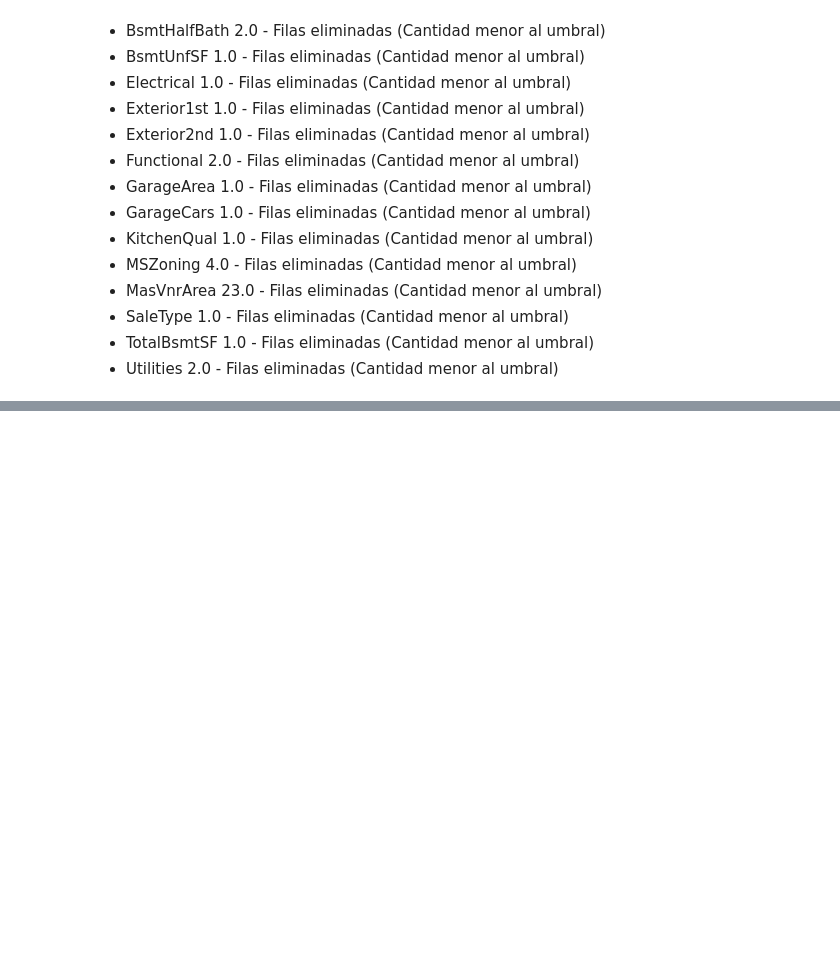
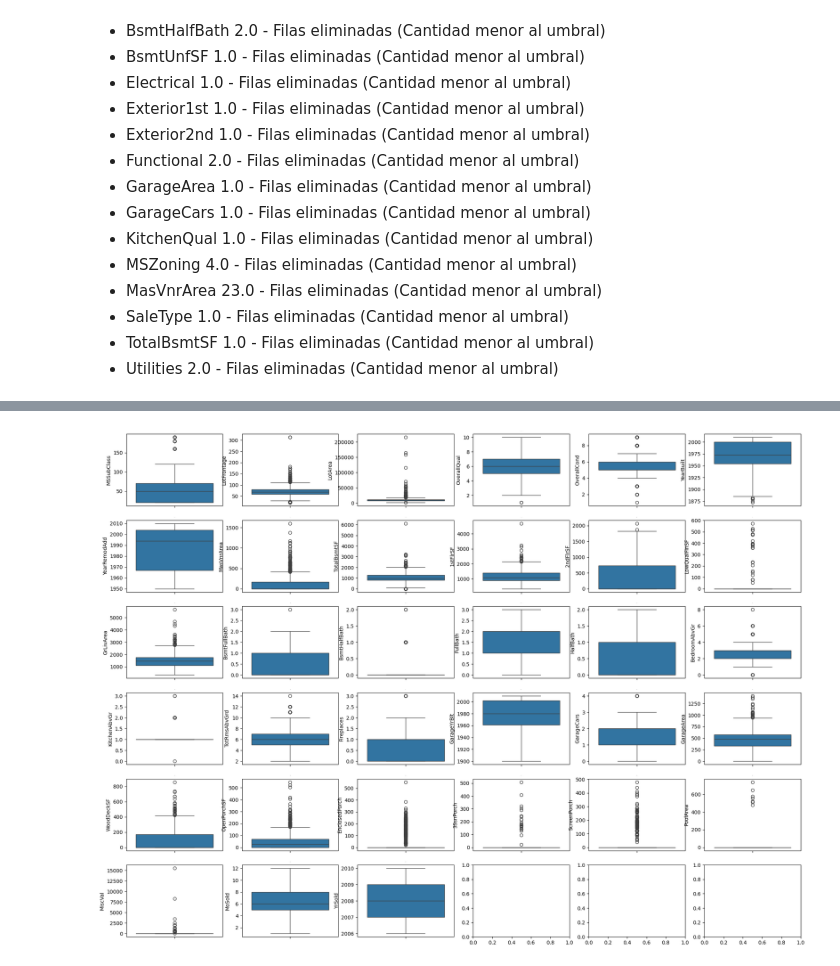
Before and after one commit to mmarzap19/SuperPoderosas, a Jupyter notebook: Mojo_jojo.ipynb, the cells around one changed output, grey strips where cells are left out. Saved outputs shown, nothing was run; the diff lists cells and outputs as text; code cells hidden in the pictures; blank space fills up the shorter version.

```diff
--- a/Mojo_jojo.ipynb
+++ b/Mojo_jojo.ipynb
@@ -239,0 +244,19 @@ train_dataset["LotFrontage"]
+# %%
+caract_clase_NA = ['Alley','MasVnrType','BsmtQual','BsmtCond','BsmtExposure','BsmtFinType1','BsmtFinType2','FireplaceQu','GarageType','GarageFinish','GarageQual','GarageCond','PoolQC','Fence','MiscFeature']
+caract_nan = ['LotFrontage','MasVnrArea','Electrical','GarageYrBlt','MSZoning','Utilities','Exterior1st','Exterior2nd','BsmtFinSF1','BsmtFinSF2','BsmtUnfSF','TotalBsmtSF','BsmtFullBath','BsmtHalfBath','KitchenQual','Functional','GarageCars','GarageArea','SaleType']
+
+# Cambiamos el valor nan por una clase 'No hay'
+for caract in caract_clase_NA:
+    train_dataset[caract] = train_dataset[caract].fillna('No hay')
+    test_dataset[caract] = test_dataset[caract].fillna('No hay')
+# %%
+# Tratamos los NaN reales
+umbral = 0.01*(train_dataset.shape[0]+test_dataset.shape[0]) # si es el 1% del total de datos se borra la fila
+
+for caract1 in caract_nan:
+    if 0<train_data_null_values[caract1] <= umbral:
+        train_dataset = train_dataset.dropna(subset=[caract1])
+    if 0<test_data_null_values[caract1] <= umbral:
+        test_dataset = test_dataset.dropna(subset=[caract1]) # borrar fila si la columna caract1 tiene NaN
+
+# FALTA ELIMINAR COLUMNAS Y/O IMPUTAR
@@ -239,0 +269,68 @@ train_dataset["LotFrontage"]
+# %%
+house_features = [
+    "MSSubClass",     # Tipo de construcción de la propiedad
+    "LotFrontage",    # Metros lineales de frente del terreno
+    "LotArea",        # Superficie total del terreno (pies cuadrados)
+    "OverallQual",    # Calidad general de la propiedad (escala 1-10)
+    "OverallCond",    # Condición general de la propiedad (escala 1-10)
+    "YearBuilt",      # Año de construcción
+    "YearRemodAdd",   # Año de remodelación o adición
+    "MasVnrArea",     # Área de revestimiento de mampostería (piedra/brick)
+    "TotalBsmtSF",    # Superficie total del sótano
+    "1stFlrSF",       # Superficie del primer piso
+    "2ndFlrSF",       # Superficie del segundo piso
+    "LowQualFinSF",   # Superficie de acabado de baja calidad
+    "GrLivArea",      # Área habitable por encima del nivel del suelo
+    "BsmtFullBath",   # Número de baños completos en el sótano
+    "BsmtHalfBath",   # Número de medios baños en el sótano
+    "FullBath",       # Número de baños completos arriba del nivel del suelo
+    "HalfBath",       # Número de medios baños arriba del nivel del suelo
+    "BedroomAbvGr",   # Número de dormitorios sobre el nivel del suelo
+    "KitchenAbvGr",   # Número de cocinas sobre el nivel del suelo
+    "TotRmsAbvGrd",   # Número total de habitaciones sobre el nivel del suelo (sin contar baños)
+    "Fireplaces",     # Número de chimeneas
+    "GarageYrBlt",    # Año de construcción del garaje
+    "GarageCars",     # Capacidad de autos del garaje
+    "GarageArea",     # Área del garaje
+    "WoodDeckSF",     # Área del deck de madera
+    "OpenPorchSF",    # Área del porch abierto
+    "EnclosedPorch",  # Área del porch cerrado
+    "3SsnPorch",      # Área del porch de 3 estaciones
+    "ScreenPorch",    # Área del porch con malla
+    "PoolArea",       # Área de la piscina
+    "MiscVal",        # Valor de otras mejoras
+    "MoSold",         # Mes de venta
+    "YrSold"          # Año de venta
+]
+
+numerical_values=train_dataset[[
+    "MSSubClass", "LotFrontage", "LotArea", "OverallQual", "OverallCond", "YearBuilt",
+    "YearRemodAdd", "MasVnrArea" , "TotalBsmtSF",
+    "1stFlrSF", "2ndFlrSF", "LowQualFinSF", "GrLivArea", "BsmtFullBath", "BsmtHalfBath",
+    "FullBath", "HalfBath", "BedroomAbvGr", "KitchenAbvGr", "TotRmsAbvGrd", "Fireplaces",
+    "GarageYrBlt", "GarageCars", "GarageArea", "WoodDeckSF", "OpenPorchSF", "EnclosedPorch",
+    "3SsnPorch", "ScreenPorch", "PoolArea", "MiscVal", "MoSold", "YrSold"]]
+#"BsmtFinSF1"
+#"BsmtFinSF2"
+#"BsmtUnfSF"
+# Lista de características de propiedades con comentarios explicativos
+
+
+print(numerical_values.shape)
+
+# Aplanar axes para iterar fácilmente
+# Número de filas y columnas del grid
+n_cols = 6
+n_rows = 6
+
+fig, axes = plt.subplots(n_rows, n_cols, figsize=(4*n_cols, 3*n_rows))
+axes = axes.flatten()  # Convertir a 1D para iterar fácilmente
+axes = axes.flatten()
+
+# Crear un boxplot por cada columna
+for i, col in enumerate(numerical_values.columns):
+    sns.boxplot(y=numerical_values[col], ax=axes[i])
+    axes[i].set_title(i, fontsize=0.1)
+
+plt.show()
+# %% [output]
@@ -239,0 +338 @@ train_dataset["LotFrontage"]
+[figure, added]
```
Also changed, not shown: parts of 24 cells of this notebook.
